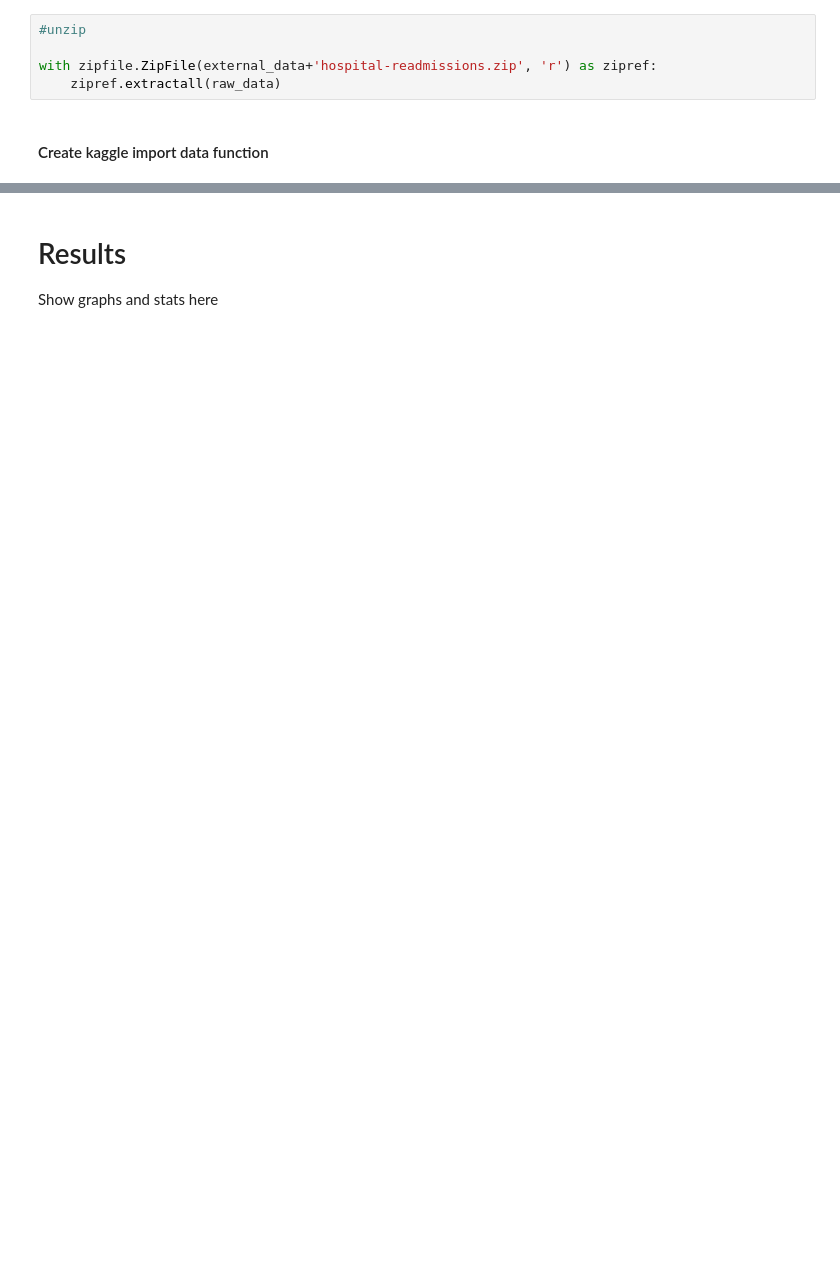
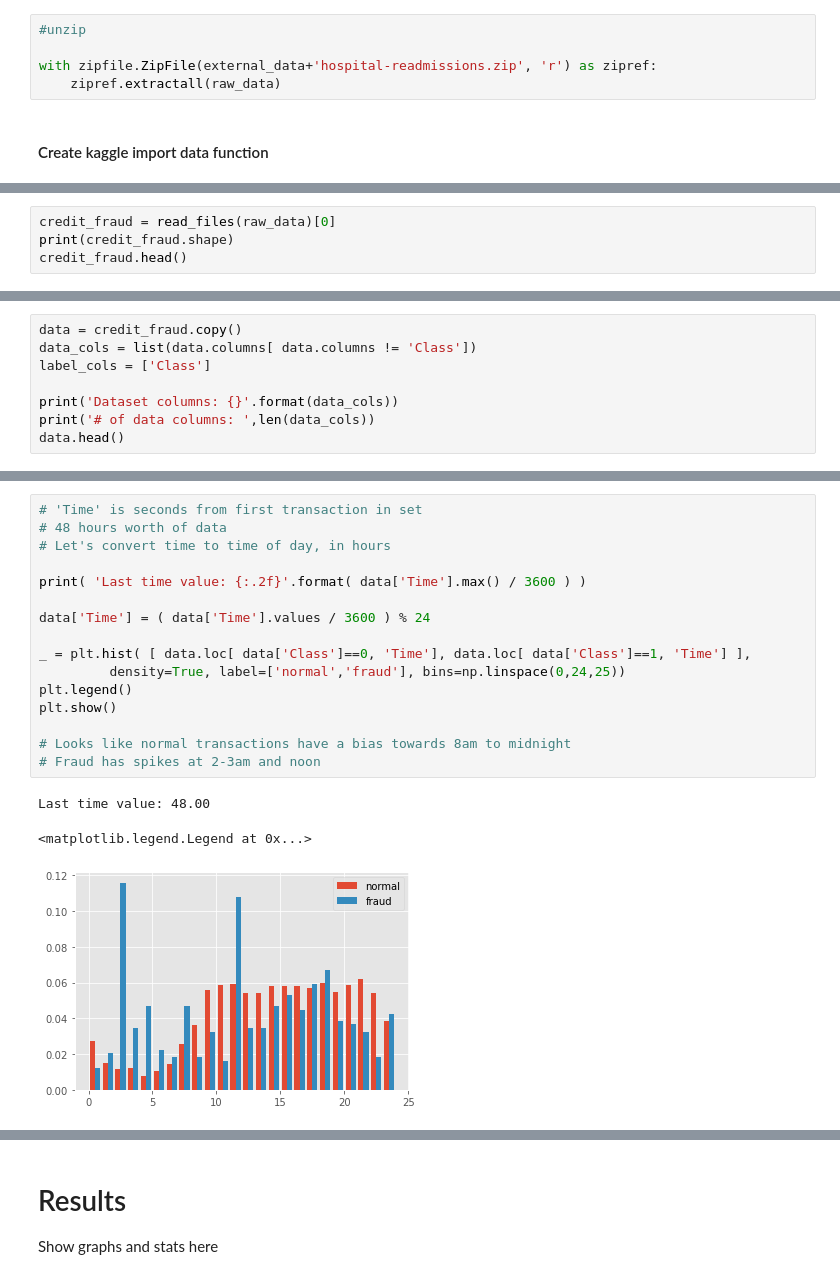
Before and after one commit to jrudd1/gan-synthetic-data-testing, a Jupyter notebook: notebooks/20210204-JMR-GAN-Testing.ipynb, the cells around one changed output, grey strips where cells are left out. Cells and saved outputs as stored; diff of their text form; blank space fills up the shorter version.

Commit message:
added data preprocessing steps to code for both data sets

```diff
--- a/notebooks/20210204-JMR-GAN-Testing.ipynb
+++ b/notebooks/20210204-JMR-GAN-Testing.ipynb
@@ -100,0 +109,4 @@ Do work here
+# %%
+credit_fraud = read_files(raw_data)[0]
+print(credit_fraud.shape)
+credit_fraud.head()
@@ -100,0 +136,8 @@ Do work here
+# %%
+data = credit_fraud.copy()
+data_cols = list(data.columns[ data.columns != 'Class'])
+label_cols = ['Class']
+
+print('Dataset columns: {}'.format(data_cols))
+print('# of data columns: ',len(data_cols))
+data.head()
@@ -100,0 +185,20 @@ Do work here
+# %%
+# 'Time' is seconds from first transaction in set
+# 48 hours worth of data
+# Let's convert time to time of day, in hours
+
+print( 'Last time value: {:.2f}'.format( data['Time'].max() / 3600 ) )
+
+data['Time'] = ( data['Time'].values / 3600 ) % 24
+
+_ = plt.hist( [ data.loc[ data['Class']==0, 'Time'], data.loc[ data['Class']==1, 'Time'] ],
+         density=True, label=['normal','fraud'], bins=np.linspace(0,24,25))
+plt.legend()
+plt.show()
+
+# Looks like normal transactions have a bias towards 8am to midnight
+# Fraud has spikes at 2-3am and noon
+# %% [output]
+Last time value: 48.00
+<matplotlib.legend.Legend at 0x...>
+[figure, added]
```
Also changed, not shown: parts of 75 cells of this notebook, 10 other files.
